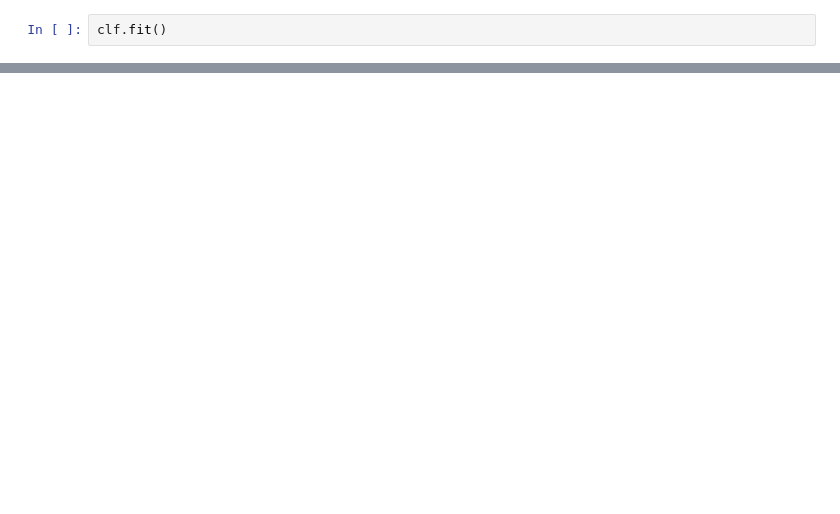
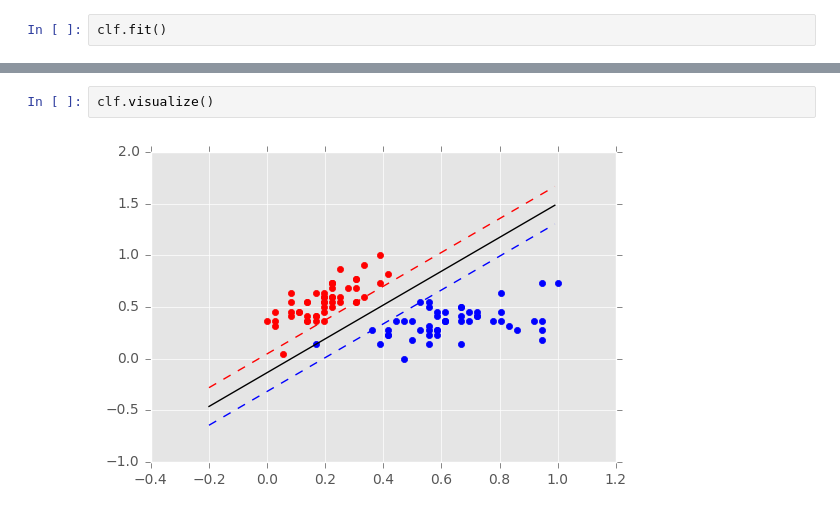
Before and after one commit to lenarttreven/MachineLearning, a Jupyter notebook: Support_vector_machine.ipynb, the cells around one changed output, grey strips where cells are left out. Drawn from its saved outputs; the diff is of its cells as text; blank space fills up the shorter version.

Commit message:
visualization

```diff
--- a/Support_vector_machine.ipynb
+++ b/Support_vector_machine.ipynb
@@ -182,0 +270,4 @@ clf.success_ratio
+# %%
+clf.visualize()
+# %% [output]
+[figure, added]
```
Also changed, not shown: parts of 8 cells of this notebook.
